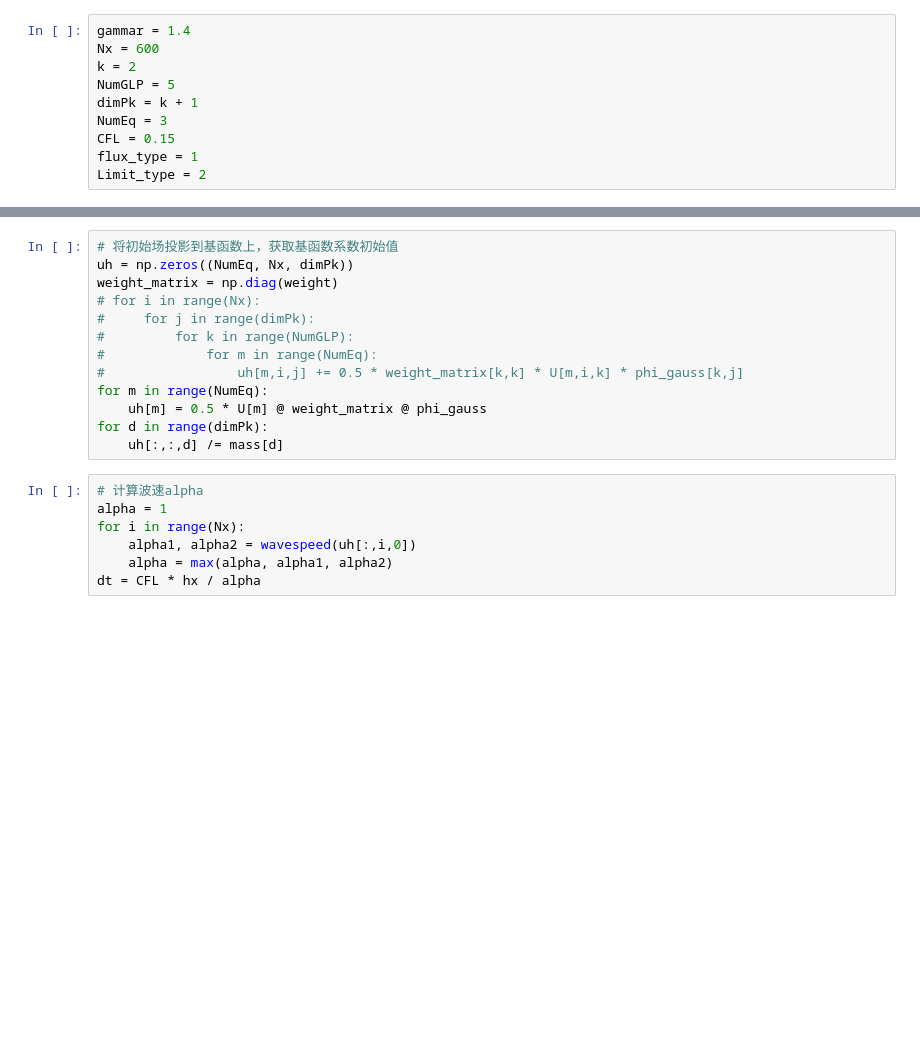
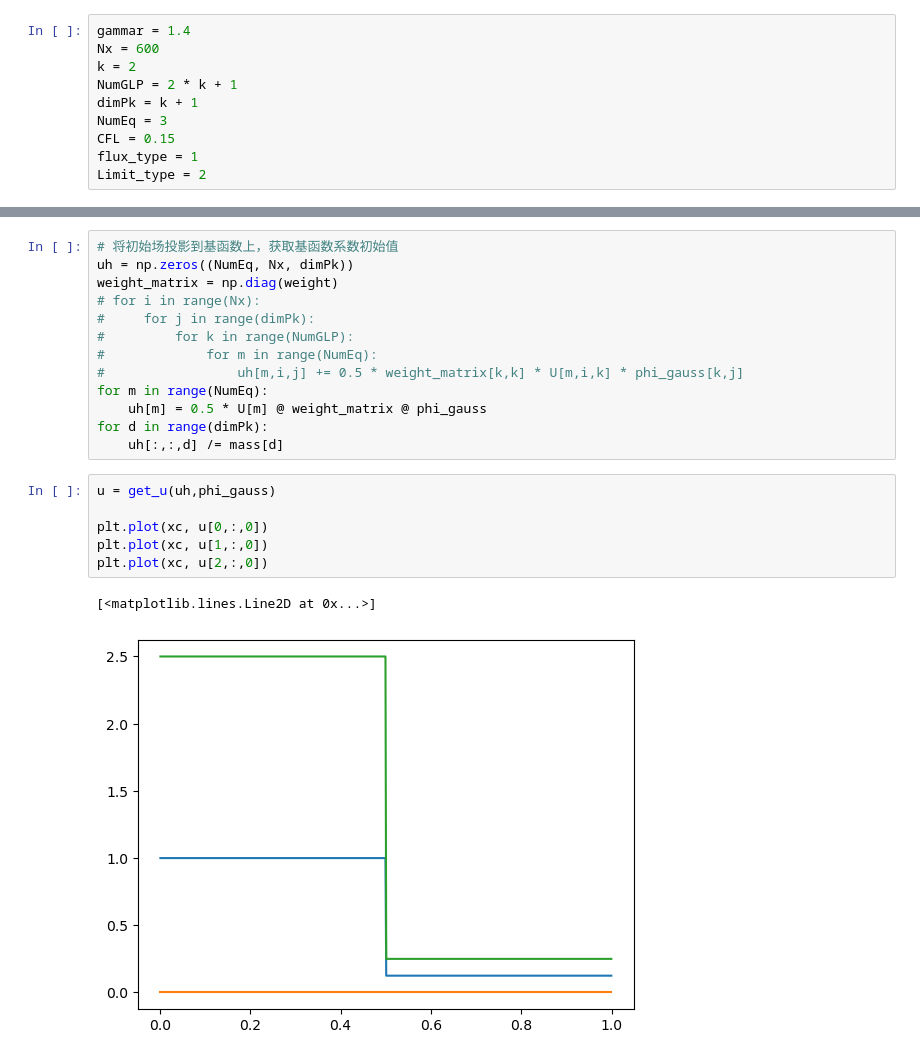
Before and after one commit to xiaoxiami-zyx/DG, a Jupyter notebook: 1D_Euler.ipynb, the cells around one changed output, grey strips where cells are left out. Cells and saved outputs as stored; diff of their text form; blank space fills up the shorter version.

```diff
--- a/1D_Euler.ipynb
+++ b/1D_Euler.ipynb
@@ -6,7 +6,7 @@ from fun import *
 gammar = 1.4
 Nx = 600
 k = 2
-NumGLP = 5
+NumGLP = 2 * k + 1
 dimPk = k + 1
 NumEq = 3
 CFL = 0.15
@@ -66,10 +68,12 @@ for m in range(NumEq):
     uh[m] = 0.5 * U[m] @ weight_matrix @ phi_gauss
 for d in range(dimPk):
     uh[:,:,d] /= mass[d]
-# %%
-# 计算波速alpha
-alpha = 1
-for i in range(Nx):
-    alpha1, alpha2 = wavespeed(uh[:,i,0])
-    alpha = max(alpha, alpha1, alpha2)
-dt = CFL * hx / alpha
+# %%
+u = get_u(uh,phi_gauss)
+
+plt.plot(xc, u[0,:,0])
+plt.plot(xc, u[1,:,0])
+plt.plot(xc, u[2,:,0])
+# %% [output]
+[<matplotlib.lines.Line2D at 0x...>]
+[figure, added]
```
Also changed, not shown: parts of 4 cells of this notebook, 14 other files.
